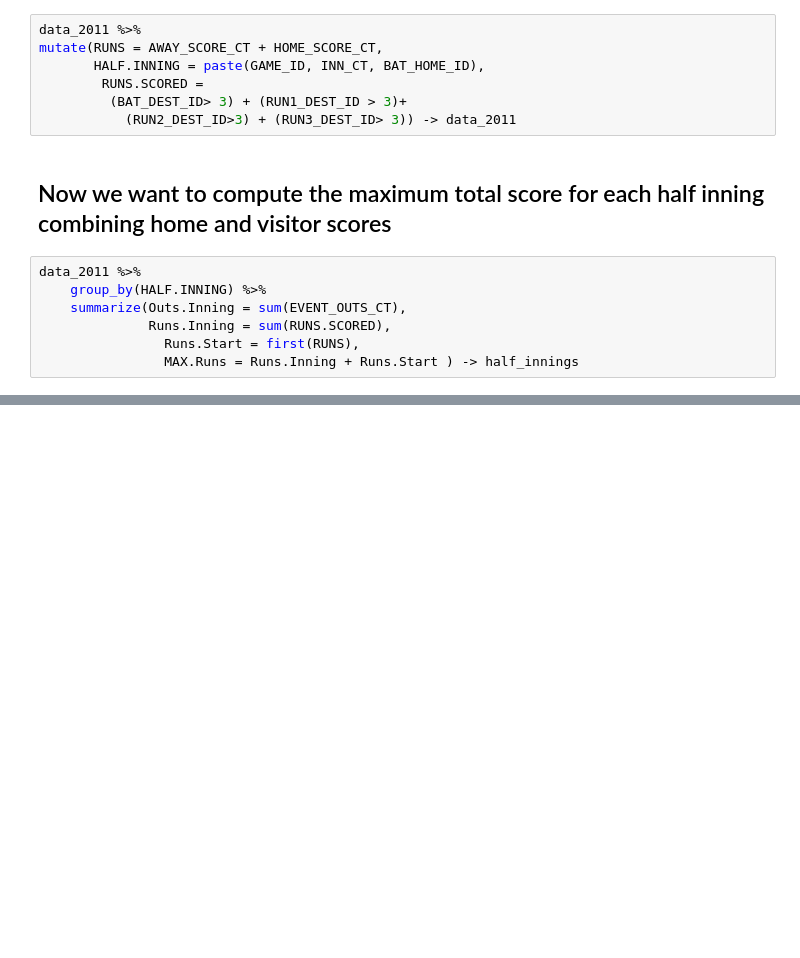
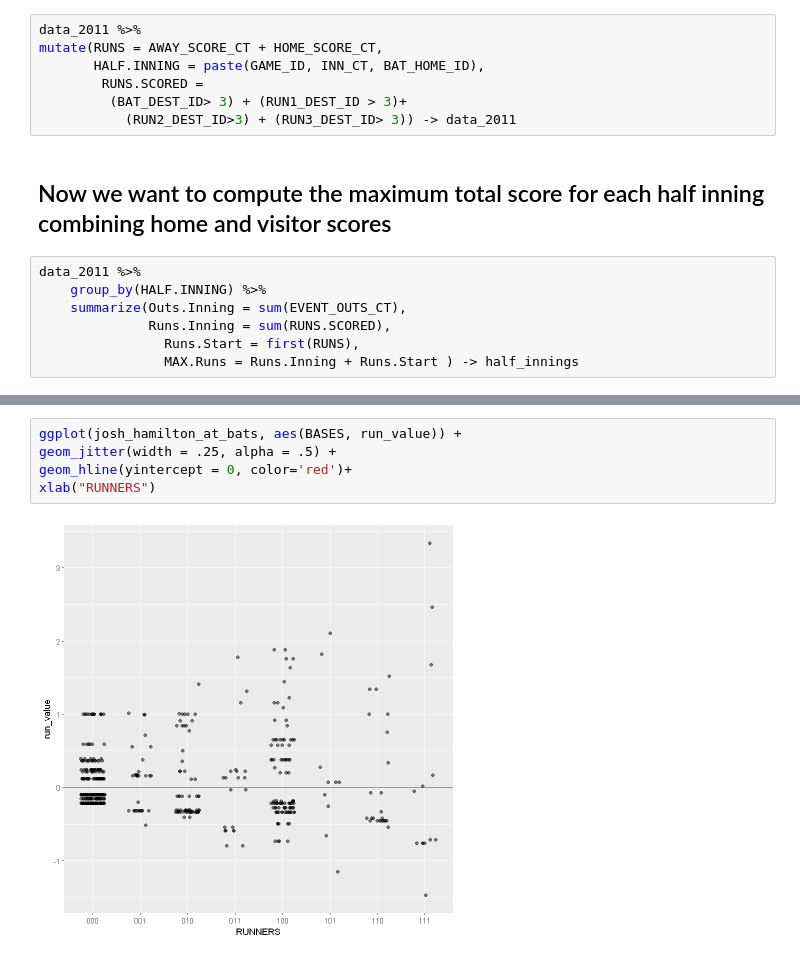
Before and after one commit to jwolfe972/baseball_related, a Jupyter notebook: analyzing_baseball_data_w_r/Run_Expectancy_Matrix.ipynb, the cells around one changed output, grey strips where cells are left out. Drawn from its saved outputs; the diff is of its cells as text; blank space fills up the shorter version.

```diff
--- a/analyzing_baseball_data_w_r/Run_Expectancy_Matrix.ipynb
+++ b/analyzing_baseball_data_w_r/Run_Expectancy_Matrix.ipynb
@@ -56,0 +233,7 @@ head(half_innings,10)
+# %%
+ggplot(josh_hamilton_at_bats, aes(BASES, run_value)) +
+geom_jitter(width = .25, alpha = .5) +
+geom_hline(yintercept = 0, color='red')+
+xlab("RUNNERS")
+# %% [output]
+[figure, added]
```
Also changed, not shown: parts of 26 cells of this notebook, 1 other file.
